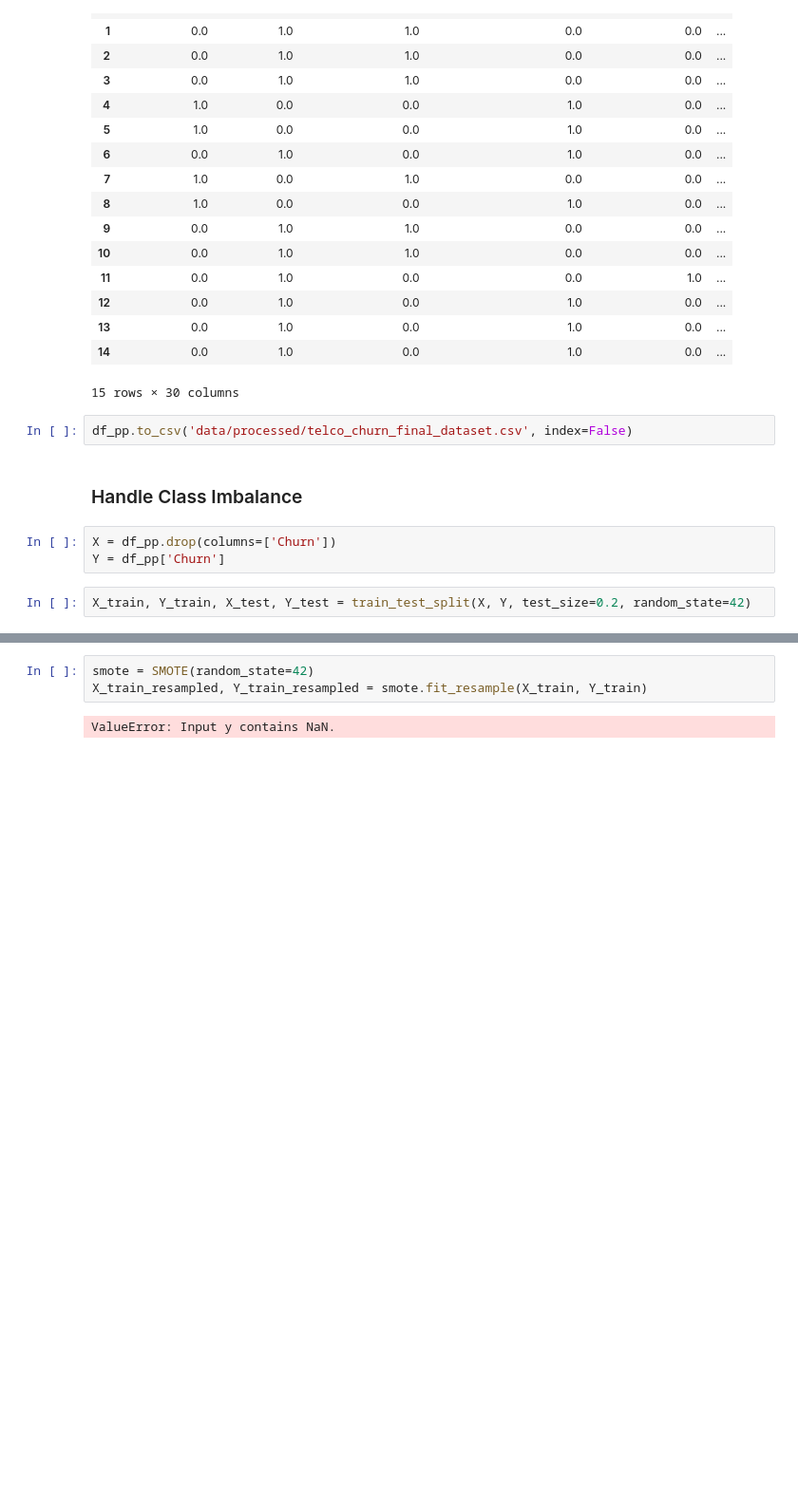
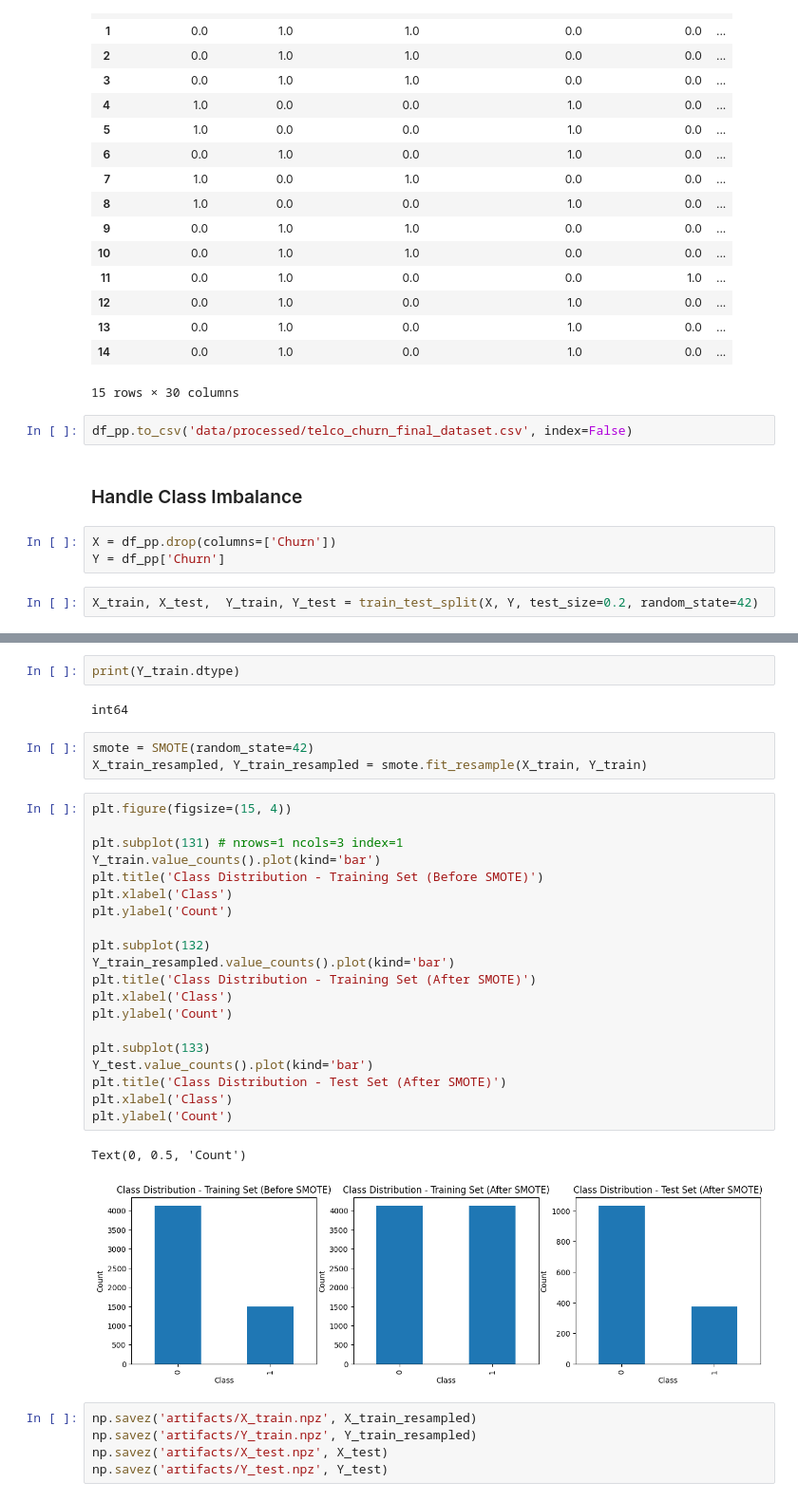
Before and after one commit to Nithira17/telco-churn-prediction, a Jupyter notebook: 04_data_preparation_after_binning.ipynb, the cells around one changed output, grey strips where cells are left out. Shown at 95% size. Drawn from its saved outputs; the diff is of its cells as text; blank space fills up the shorter version.

```diff
--- a/04_data_preparation_after_binning.ipynb
+++ b/04_data_preparation_after_binning.ipynb
@@ -114,7 +114,7 @@ df_pp.to_csv('data/processed/telco_churn_final_dataset.csv', index=False)
 X = df_pp.drop(columns=['Churn'])
 Y = df_pp['Churn']
 # %%
-X_train, Y_train, X_test, Y_test = train_test_split(X, Y, test_size=0.2, random_state=42)
+X_train, X_test,  Y_train, Y_test = train_test_split(X, Y, test_size=0.2, random_state=42)
 # %%
 print(Y_train.isnull().sum())
 # %% [output]
@@ -138,5 +156,35 @@ dtype: int64
+# %%
+print(Y_train.dtype)
+# %% [output]
+int64
 # %%
 smote = SMOTE(random_state=42)
 X_train_resampled, Y_train_resampled = smote.fit_resample(X_train, Y_train)
-# %% [output]
-ValueError: Input y contains NaN.
+# %%
+plt.figure(figsize=(15, 4))
+
+plt.subplot(131) # nrows=1 ncols=3 index=1
+Y_train.value_counts().plot(kind='bar')
+plt.title('Class Distribution - Training Set (Before SMOTE)')
+plt.xlabel('Class')
+plt.ylabel('Count')
+
+plt.subplot(132)
+Y_train_resampled.value_counts().plot(kind='bar')
+plt.title('Class Distribution - Training Set (After SMOTE)')
+plt.xlabel('Class')
+plt.ylabel('Count')
+
+plt.subplot(133)
+Y_test.value_counts().plot(kind='bar')
+plt.title('Class Distribution - Test Set (After SMOTE)')
+plt.xlabel('Class')
+plt.ylabel('Count')
+# %% [output]
+Text(0, 0.5, 'Count')
+[figure, added]
+# %%
+np.savez('artifacts/X_train.npz', X_train_resampled)
+np.savez('artifacts/Y_train.npz', Y_train_resampled)
+np.savez('artifacts/X_test.npz', X_test)
+np.savez('artifacts/Y_test.npz', Y_test)
```
Also changed, not shown: parts of 4 cells of this notebook, 13 other files.
